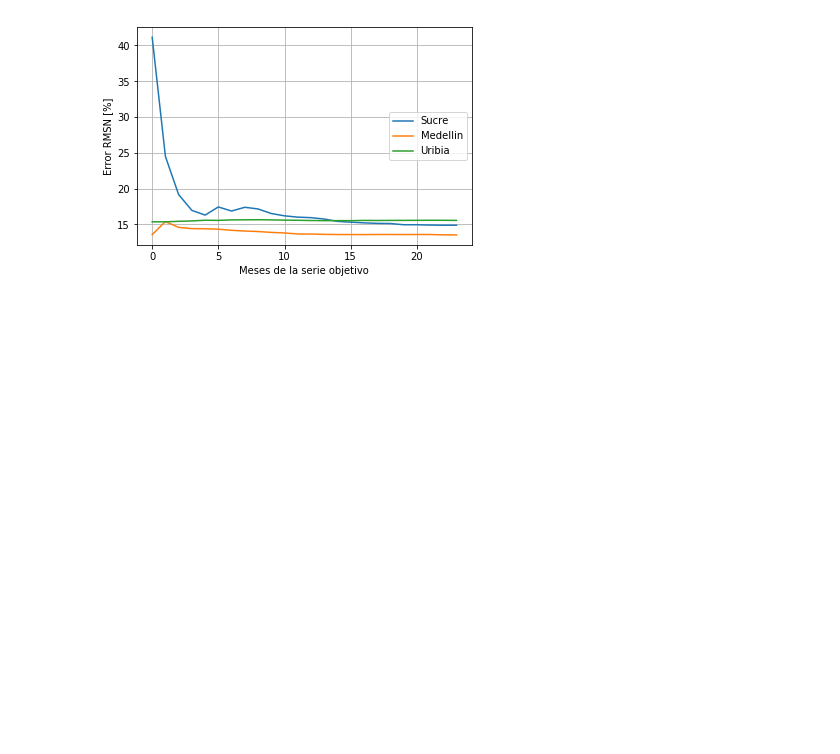
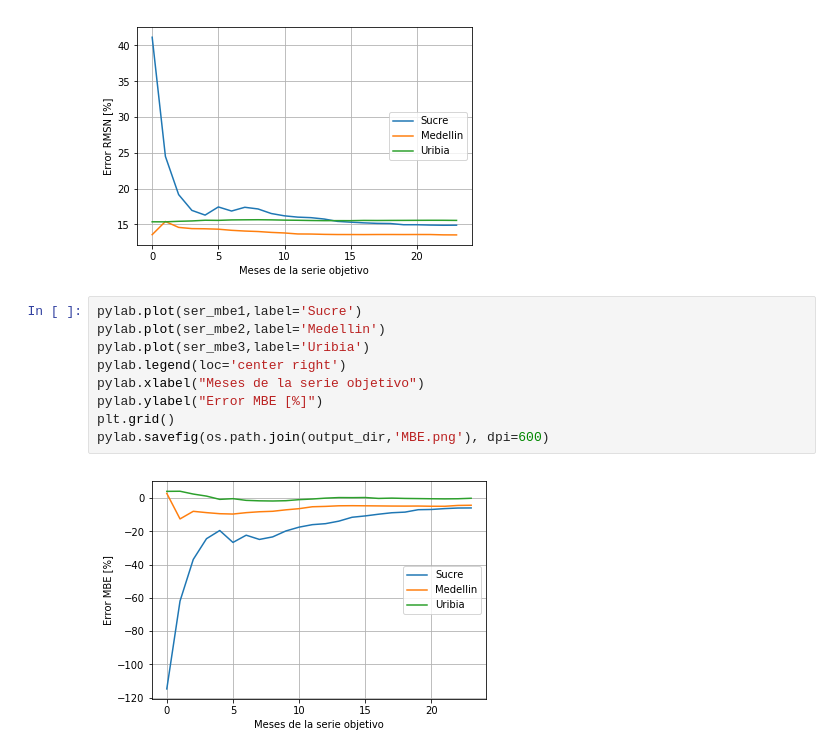
Before and after one commit to ChristianABJ/Herramientas_Computacionales_IMEC3602, a Jupyter notebook: 02_taller01/taller_2.ipynb, the cells around one changed output. Drawn from its saved outputs; the diff is of its cells as text; blank space fills up the shorter version.

```diff
--- a/02_taller01/taller_2.ipynb
+++ b/02_taller01/taller_2.ipynb
@@ -247,3 +292,14 @@ plt.grid()
 pylab.savefig(os.path.join(output_dir,'RMSN.png'), dpi=600)
 # %% [output]
 [figure]
+# %%
+pylab.plot(ser_mbe1,label='Sucre')
+pylab.plot(ser_mbe2,label='Medellin')
+pylab.plot(ser_mbe3,label='Uribia')
+pylab.legend(loc='center right')
+pylab.xlabel("Meses de la serie objetivo")
+pylab.ylabel("Error MBE [%]")
+plt.grid()
+pylab.savefig(os.path.join(output_dir,'MBE.png'), dpi=600)
+# %% [output]
+[figure, added]
```
Also changed, not shown: parts of 12 cells of this notebook, 4 other files.
